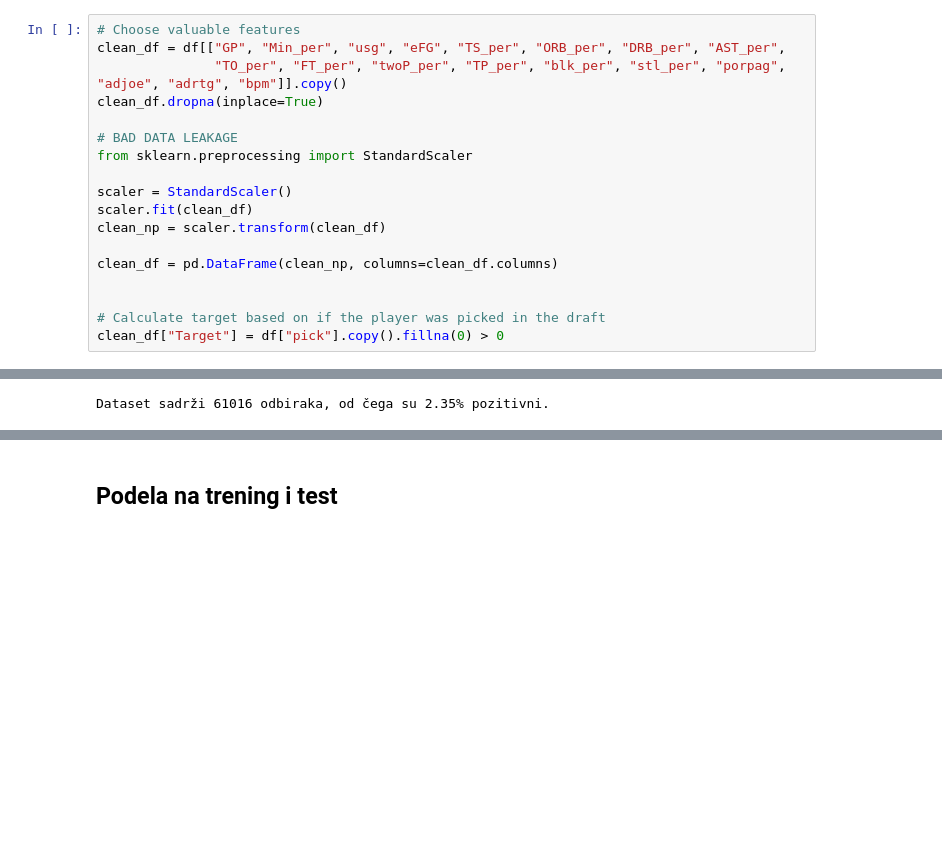
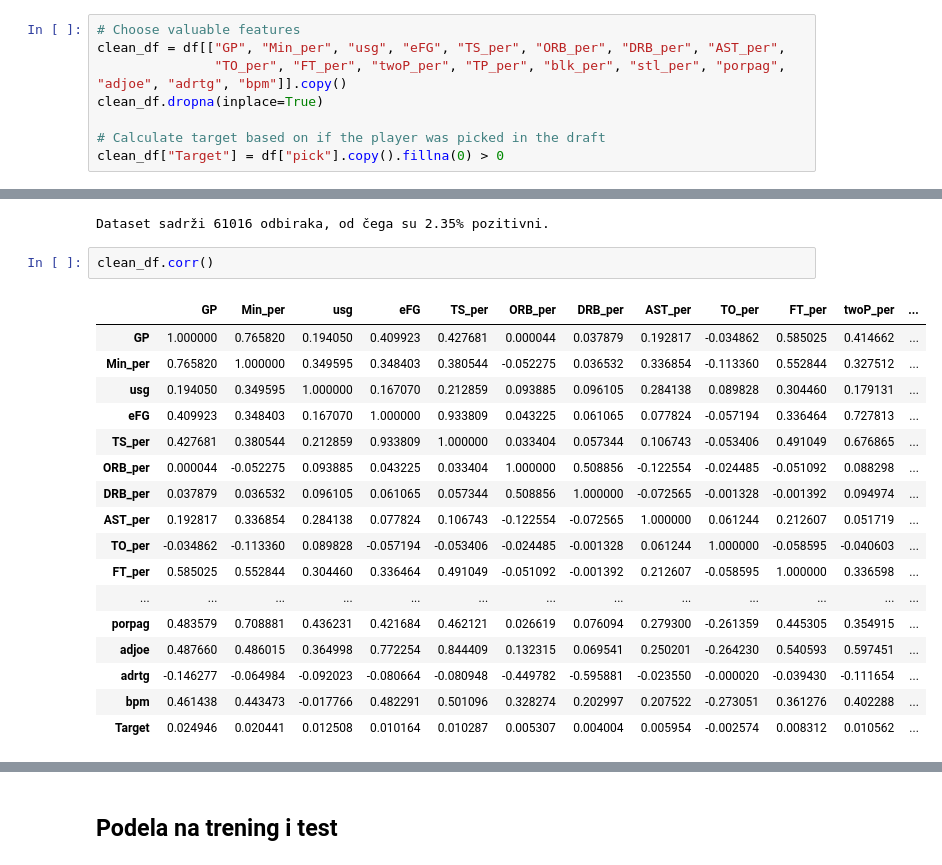
Before and after one commit to Paralelopipet/NM-Nba-prediction, a Jupyter notebook: NBA_predictions.ipynb, the cells around one changed output, grey strips where cells are left out. Drawn from its saved outputs; the diff is of its cells as text; blank space fills up the shorter version.

```diff
--- a/NBA_predictions.ipynb
+++ b/NBA_predictions.ipynb
@@ -57,16 +57,6 @@ clean_df = df[["GP", "Min_per", "usg", "eFG", "TS_per", "ORB_per", "DRB_per", "A
                "TO_per", "FT_per", "twoP_per", "TP_per", "blk_per", "stl_per", "porpag", "adjoe", "adrtg", "bpm"]].copy()
 clean_df.dropna(inplace=True)
 
-# BAD DATA LEAKAGE
-from sklearn.preprocessing import StandardScaler
-
-scaler = StandardScaler()
-scaler.fit(clean_df)
-clean_np = scaler.transform(clean_df)
-
-clean_df = pd.DataFrame(clean_np, columns=clean_df.columns)
-
-
 # Calculate target based on if the player was picked in the draft
 clean_df["Target"] = df["pick"].copy().fillna(0) > 0
 # %%
@@ -88,3 +78,23 @@ value_cnts = clean_df["Target"].value_counts()
 print(f"Dataset sadrži {len(clean_df)} odbiraka, od čega su {value_cnts[True] / len(clean_df) * 100:0.2f}% pozitivni.")
 # %% [output]
 Dataset sadrži 61016 odbiraka, od čega su 2.35% pozitivni.
+# %%
+clean_df.corr()
+# %% [output]
+|  | GP | Min_per | usg | eFG | TS_per | ORB_per | DRB_per | AST_per | TO_per | FT_per | twoP_per | ... |
+| GP | 1.000000 | 0.765820 | 0.194050 | 0.409923 | 0.427681 | 0.000044 | 0.037879 | 0.192817 | -0.034862 | 0.585025 | 0.414662 | ... |
+| Min_per | 0.765820 | 1.000000 | 0.349595 | 0.348403 | 0.380544 | -0.052275 | 0.036532 | 0.336854 | -0.113360 | 0.552844 | 0.327512 | ... |
+| usg | 0.194050 | 0.349595 | 1.000000 | 0.167070 | 0.212859 | 0.093885 | 0.096105 | 0.284138 | 0.089828 | 0.304460 | 0.179131 | ... |
+| eFG | 0.409923 | 0.348403 | 0.167070 | 1.000000 | 0.933809 | 0.043225 | 0.061065 | 0.077824 | -0.057194 | 0.336464 | 0.727813 | ... |
+| TS_per | 0.427681 | 0.380544 | 0.212859 | 0.933809 | 1.000000 | 0.033404 | 0.057344 | 0.106743 | -0.053406 | 0.491049 | 0.676865 | ... |
+| ORB_per | 0.000044 | -0.052275 | 0.093885 | 0.043225 | 0.033404 | 1.000000 | 0.508856 | -0.122554 | -0.024485 | -0.051092 | 0.088298 | ... |
+| DRB_per | 0.037879 | 0.036532 | 0.096105 | 0.061065 | 0.057344 | 0.508856 | 1.000000 | -0.072565 | -0.001328 | -0.001392 | 0.094974 | ... |
+| AST_per | 0.192817 | 0.336854 | 0.284138 | 0.077824 | 0.106743 | -0.122554 | -0.072565 | 1.000000 | 0.061244 | 0.212607 | 0.051719 | ... |
+| TO_per | -0.034862 | -0.113360 | 0.089828 | -0.057194 | -0.053406 | -0.024485 | -0.001328 | 0.061244 | 1.000000 | -0.058595 | -0.040603 | ... |
+| FT_per | 0.585025 | 0.552844 | 0.304460 | 0.336464 | 0.491049 | -0.051092 | -0.001392 | 0.212607 | -0.058595 | 1.000000 | 0.336598 | ... |
+| ... | ... | ... | ... | ... | ... | ... | ... | ... | ... | ... | ... | ... |
+| porpag | 0.483579 | 0.708881 | 0.436231 | 0.421684 | 0.462121 | 0.026619 | 0.076094 | 0.279300 | -0.261359 | 0.445305 | 0.354915 | ... |
+| adjoe | 0.487660 | 0.486015 | 0.364998 | 0.772254 | 0.844409 | 0.132315 | 0.069541 | 0.250201 | -0.264230 | 0.540593 | 0.597451 | ... |
+| adrtg | -0.146277 | -0.064984 | -0.092023 | -0.080664 | -0.080948 | -0.449782 | -0.595881 | -0.023550 | -0.000020 | -0.039430 | -0.111654 | ... |
+| bpm | 0.461438 | 0.443473 | -0.017766 | 0.482291 | 0.501096 | 0.328274 | 0.202997 | 0.207522 | -0.273051 | 0.361276 | 0.402288 | ... |
+| Target | 0.024946 | 0.020441 | 0.012508 | 0.010164 | 0.010287 | 0.005307 | 0.004004 | 0.005954 | -0.002574 | 0.008312 | 0.010562 | ... |
```
Also changed, not shown: parts of 12 cells of this notebook.
